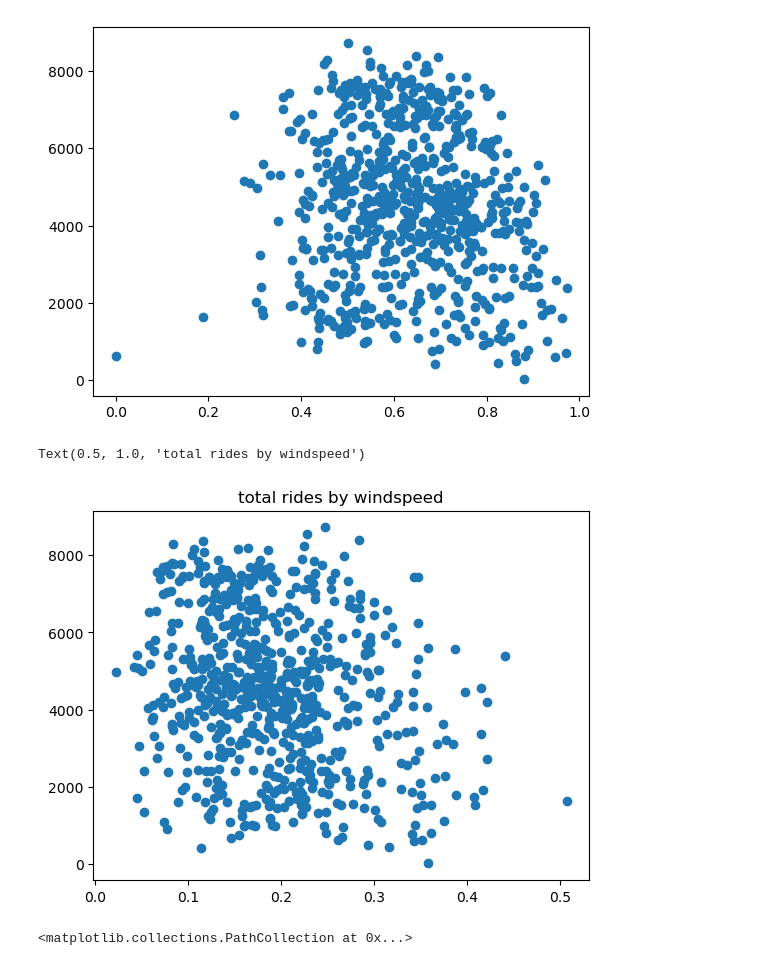
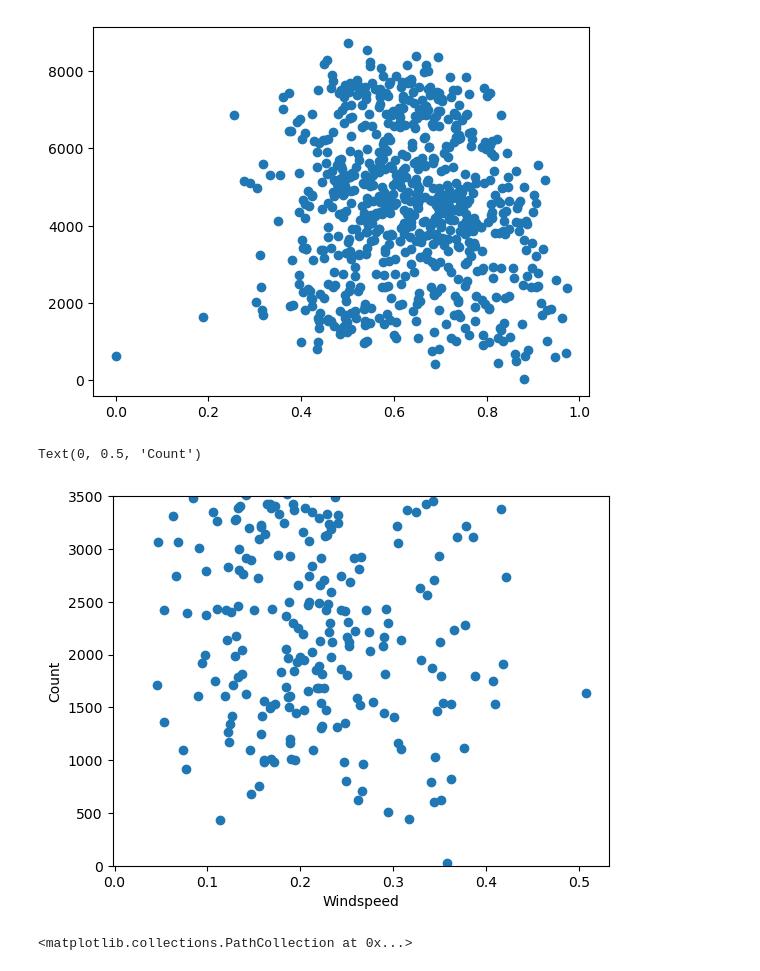
Before and after one commit to MiriamHerrmann/Bike-EDA, a Jupyter notebook: total_ride_correlations.ipynb, the cells around one changed output. Saved outputs shown, nothing was run; the diff lists cells and outputs as text; code cells hidden in the pictures.

```diff
--- a/total_ride_correlations.ipynb
+++ b/total_ride_correlations.ipynb
@@ -94,10 +94,13 @@ plt.scatter(dd['humidity'], dd['total_rides'])
 # %%
 #plot windspeed
 plt.scatter(dd['windspeed'], dd['total_rides'])
-plt.title("total rides by windspeed")
+plt.ylim(0, 3500)
+plt.xlabel("Windspeed")
+plt.ylabel("Count")
+#plt.title("total rides by windspeed")
 # %% [output]
-Text(0.5, 1.0, 'total rides by windspeed')
+Text(0, 0.5, 'Count')
-[figure, old version]
+[figure, new version]
 # %%
 #plot season
 plt.scatter(dd['season'], dd['total_rides'])
```
Also changed, not shown: 4 other files.
